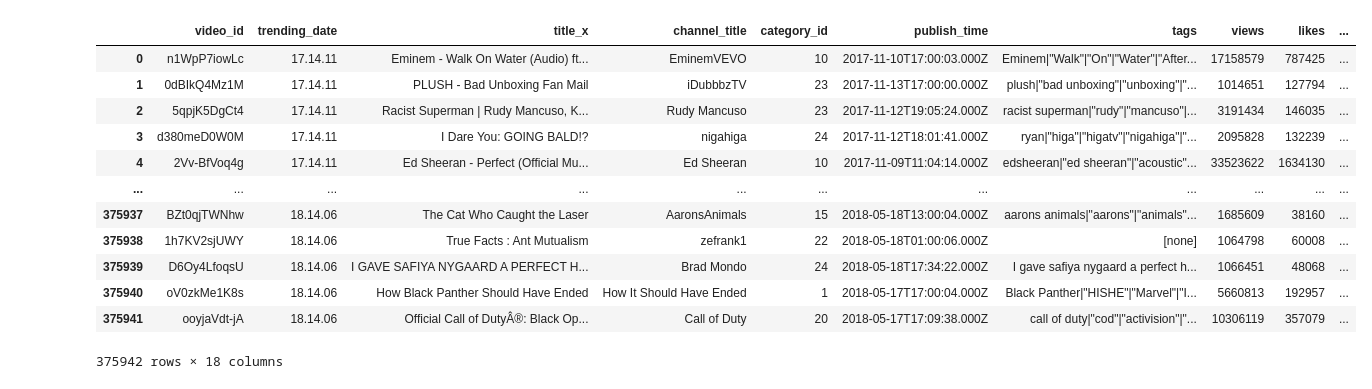
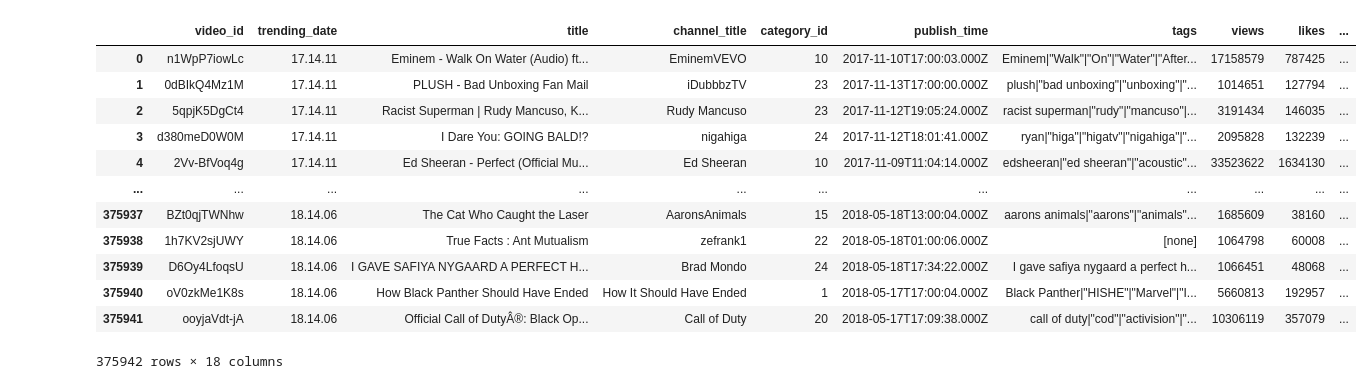
Before and after one commit to Kurtshebayn/Portafolio, a Jupyter notebook: manipulacion_datos.ipynb, the cells around one changed output. Cells and saved outputs as stored; diff of their text form; code cells hidden in the pictures.

Commit message:
[ADD] terminar manipulacion de datos y pipfile

```diff
--- a/manipulacion_datos.ipynb
+++ b/manipulacion_datos.ipynb
@@ -5,6 +8,6 @@ from pathlib import Path
 # %%
 # ruta para el metodo Path
-directorio = Path('c:\\Users\\Sebastian\\python\\Portafolio\\src')
+directorio = Path('C:\\Users\\sbstn\\Python\\github\\DataElite\\dataelite\\05_manipulacion_datos_tradicional\\Retos\\Soluciones\\src')
 
 # obtiene los nombres de los csv
 videos_csv = [video.name for video in directorio.glob('*.csv')]
@@ -15,22 +18,22 @@ cat_json = [video.name for video in directorio.glob('*.json')]
 def get_title(df, country):
     data = json.load(open(f'src/{country}_category_id.json'))
     df_temp = pd.json_normalize(data['items'], max_level=1)
-    df_title = df_temp[['id','snippet.title']]
-    df_title = df_title.rename(columns={'snippet.title': 'title', 'id': 'category_id'})
-    df_title['category_id'] = df_title['category_id'].astype(int)
-    df_title = df.merge(df_title, how='left', on='category_id')
-    return df_title
+    df_cat = df_temp[['id','snippet.title']]
+    df_cat = df_cat.rename(columns={'snippet.title': 'category', 'id': 'category_id'})
+    df_cat['category_id'] = df_cat['category_id'].astype(int)
+    df_cat = df.merge(df_cat, how='left', on='category_id')
+    return df_cat
 # %%
 # Concatena los dataframe de todos los csv de videos
 df_videos = pd.DataFrame()
 for video in videos_csv:
     df = pd.read_csv(f'src/{video[:2]}videos.csv', encoding='latin-1')
-    df['Country'] = video[:2]
+    df['country'] = video[:2]
     df = get_title(df, video[:2])
     df_videos = pd.concat([df_videos, df], ignore_index=True)
 df_videos
 # %% [output]
-|  | video_id | trending_date | title_x | channel_title | category_id | publish_time | tags | views | likes | ... |
+|  | video_id | trending_date | title | channel_title | category_id | publish_time | tags | views | likes | ... |
 | 0 | n1WpP7iowLc | 17.14.11 | Eminem - Walk On Water (Audio) ft... | EminemVEVO | 10 | 2017-11-10T17:00:03.000Z | Eminem|"Walk"|"On"|"Water"|"After... | 17158579 | 787425 | ... |
 | 1 | 0dBIkQ4Mz1M | 17.14.11 | PLUSH - Bad Unboxing Fan Mail | iDubbbzTV | 23 | 2017-11-13T17:00:00.000Z | plush|"bad unboxing"|"unboxing"|"... | 1014651 | 127794 | ... |
 | 2 | 5qpjK5DgCt4 | 17.14.11 | Racist Superman | Rudy Mancuso, K... | Rudy Mancuso | 23 | 2017-11-12T19:05:24.000Z | racist superman|"rudy"|"mancuso"|... | 3191434 | 146035 | ... |
```
Also changed, not shown: parts of 13 cells of this notebook, 1 other file.
